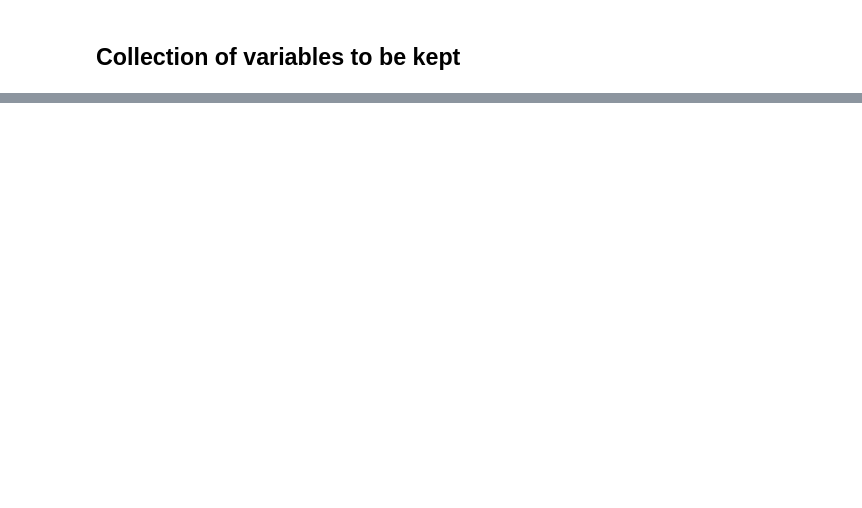
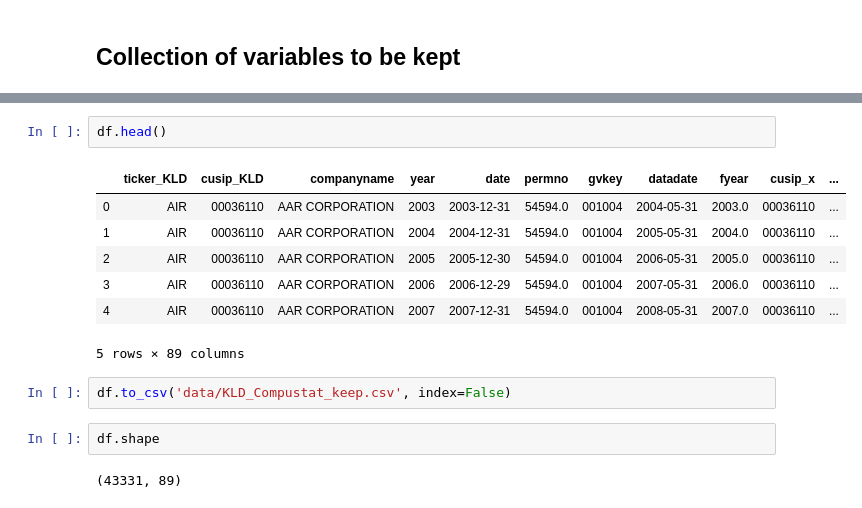
Before and after one commit to pakshingho/ESG, a Jupyter notebook: KLD_Compustat.ipynb, the cells around one changed output, grey strips where cells are left out. Drawn from its saved outputs; the diff is of its cells as text; blank space fills up the shorter version.

```diff
--- a/KLD_Compustat.ipynb
+++ b/KLD_Compustat.ipynb
@@ -1002,0 +1017,16 @@ data['csho'].isnull().sum()
+# %%
+df.head()
+# %% [output]
+|  | ticker_KLD | cusip_KLD | companyname | year | date | permno | gvkey | datadate | fyear | cusip_x | ... |
+| 0 | AIR | 00036110 | AAR CORPORATION | 2003 | 2003-12-31 | 54594.0 | 001004 | 2004-05-31 | 2003.0 | 00036110 | ... |
+| 1 | AIR | 00036110 | AAR CORPORATION | 2004 | 2004-12-31 | 54594.0 | 001004 | 2005-05-31 | 2004.0 | 00036110 | ... |
+| 2 | AIR | 00036110 | AAR CORPORATION | 2005 | 2005-12-30 | 54594.0 | 001004 | 2006-05-31 | 2005.0 | 00036110 | ... |
+| 3 | AIR | 00036110 | AAR CORPORATION | 2006 | 2006-12-29 | 54594.0 | 001004 | 2007-05-31 | 2006.0 | 00036110 | ... |
+| 4 | AIR | 00036110 | AAR CORPORATION | 2007 | 2007-12-31 | 54594.0 | 001004 | 2008-05-31 | 2007.0 | 00036110 | ... |
+5 rows × 89 columns
+# %%
+df.to_csv('data/KLD_Compustat_keep.csv', index=False)
+# %%
+df.shape
+# %% [output]
+(43331, 89)
```
Also changed, not shown: parts of 13 cells of this notebook.
